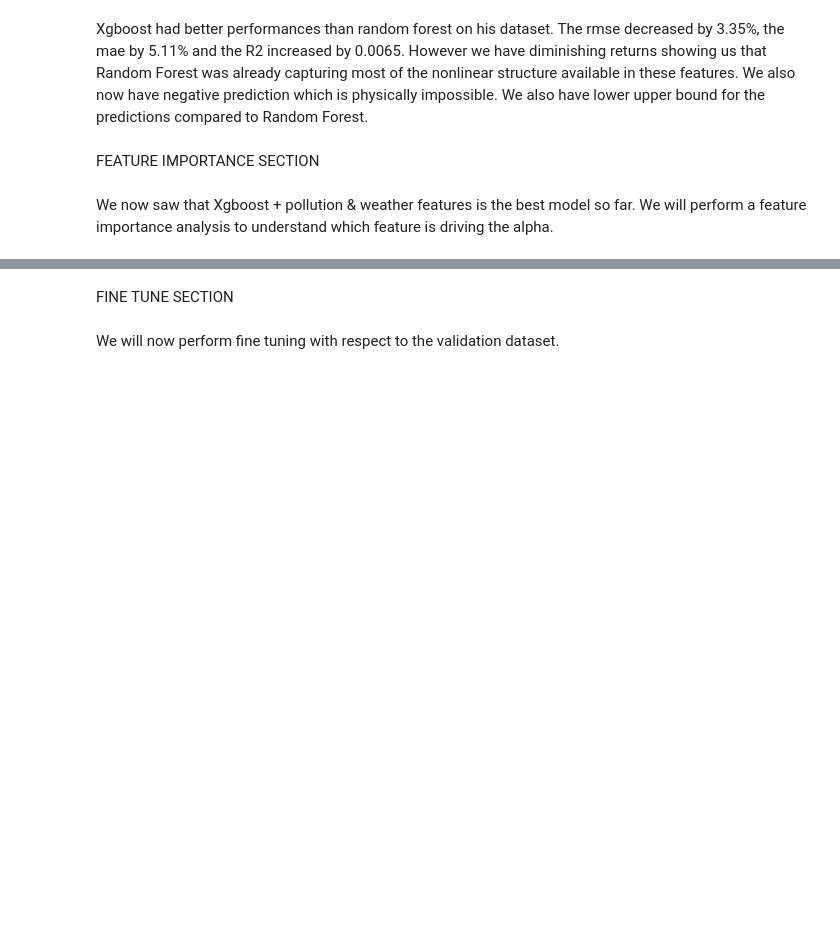
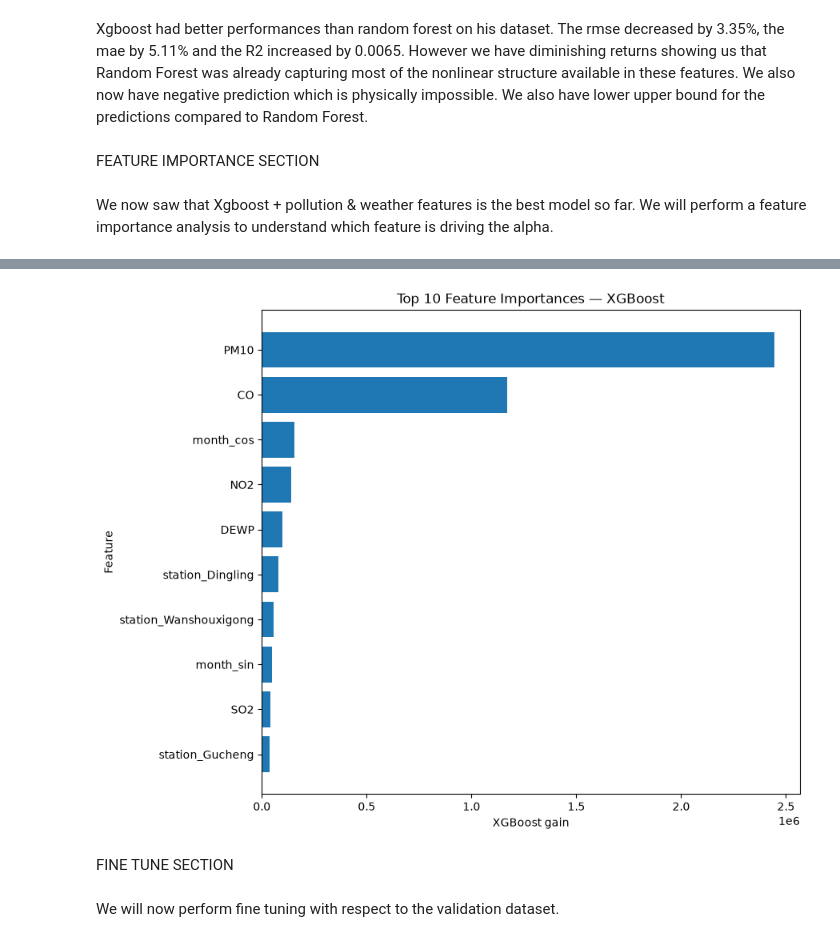
Before and after one commit to challandenathan/air-quality-prediction, a Jupyter notebook: notebooks/model_analysis.ipynb, the cells around one changed output, grey strips where cells are left out. Saved outputs shown, nothing was run; the diff lists cells and outputs as text; code cells hidden in the pictures; blank space fills up the shorter version.

```diff
--- a/notebooks/model_analysis.ipynb
+++ b/notebooks/model_analysis.ipynb
@@ -666,0 +691,10 @@ We now saw that Xgboost + pollution & weather features is the best model so far.
+# %%
+#we ask xgboost for importance
+importance = xgboost_pollution.get_booster().get_score(importance_type="gain")
+print(importance)
+#we convert the f"x" into their real names
+importance_dict = {}
+for feature, value in importance.items():
+    index = int(feature[1:])
+    feature_name = feature_names[index]
+    importance_dict[feature_name] = value
@@ -666,0 +703,5 @@ We now saw that Xgboost + pollution & weather features is the best model so far.
+# %%
+import pandas as pd
+importance_df = pd.DataFrame({"feature": importance_dict.keys(),
+                             "importance": importance_dict.values()})
+print(importance_df)
@@ -666,0 +726,4 @@ We now saw that Xgboost + pollution & weather features is the best model so far.
+# %%
+#we organize the ranking
+importance_df = importance_df.sort_values("importance", ascending=False)
+print(importance_df.head(10))
@@ -667,3 +742,25 @@ We now saw that Xgboost + pollution & weather features is the best model so far.
+# %%
+import matplotlib.pyplot as plt
+
+top_features = importance_df.head(10).sort_values(
+    "importance"
+)
+
+plt.figure(figsize=(9, 7))
+
+plt.barh(
+    top_features["feature"],
+    top_features["importance"]
+)
+
+plt.xlabel("XGBoost gain")
+plt.ylabel("Feature")
+plt.title("Top 10 Feature Importances — XGBoost")
+
+plt.tight_layout()
+plt.show()
+# %% [output]
+[figure, added]
 # %% [markdown]
 FINE TUNE SECTION
 # %% [markdown]
```
Also changed, not shown: parts of 42 cells of this notebook, 6 other files.
